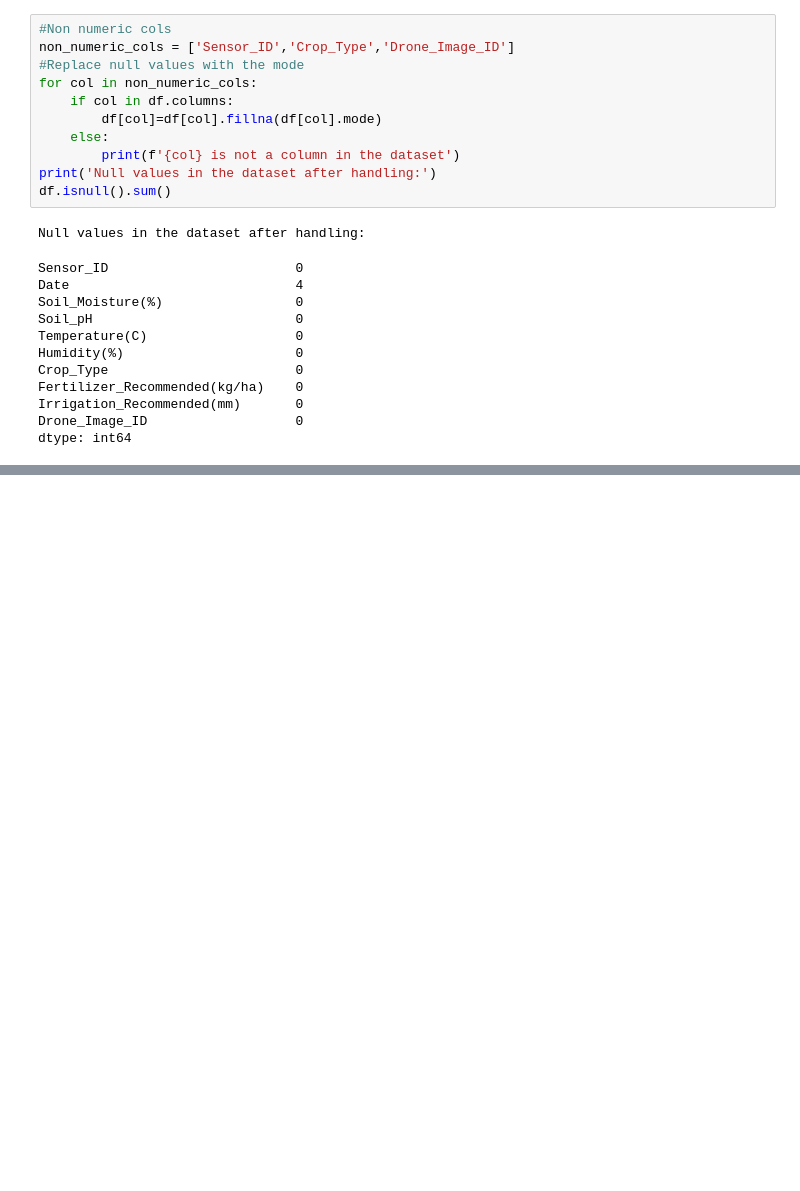
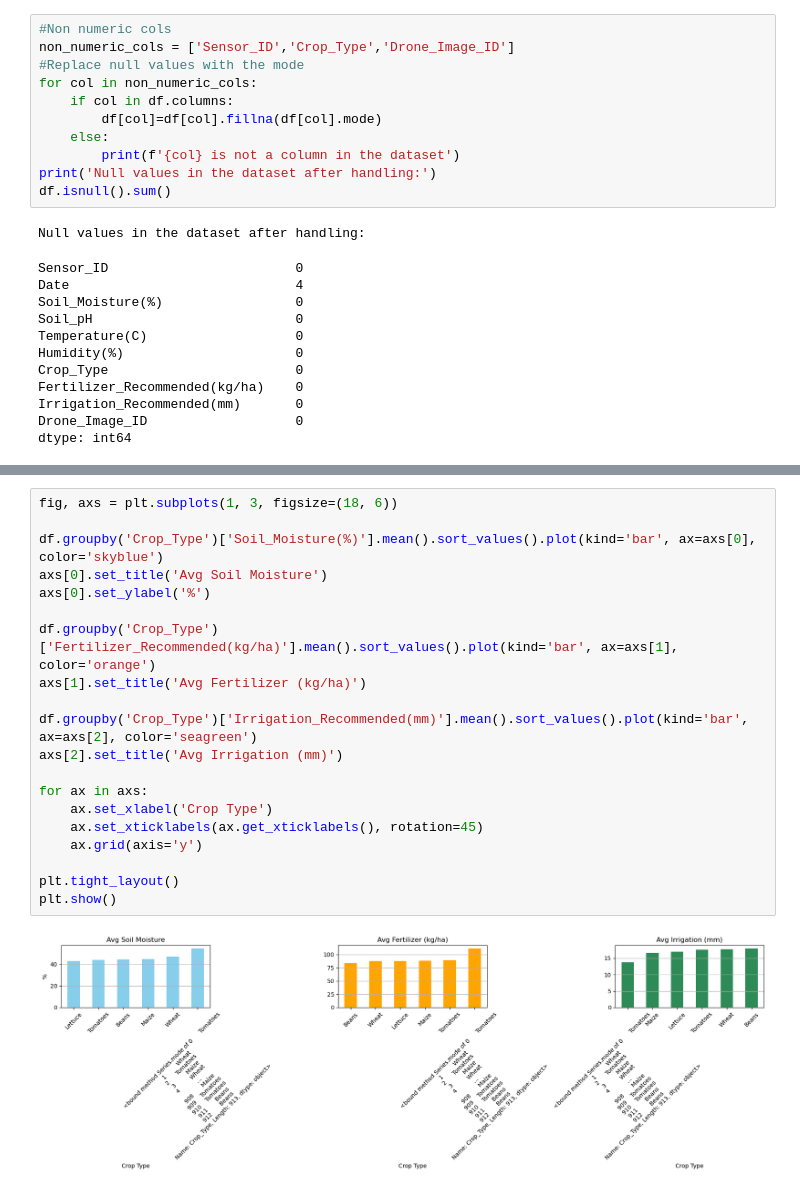
Before and after one commit to blackbody256/Akanga_Andrew, a Jupyter notebook: Morning Lecture/Assignment5/climate_action.ipynb, the cells around one changed output, grey strips where cells are left out. Cells and saved outputs as stored; diff of their text form; blank space fills up the shorter version.

```diff
--- a/Morning Lecture/Assignment5/climate_action.ipynb
+++ b/Morning Lecture/Assignment5/climate_action.ipynb
@@ -123,0 +251,22 @@ dtype: object
+# %%
+fig, axs = plt.subplots(1, 3, figsize=(18, 6))
+
+df.groupby('Crop_Type')['Soil_Moisture(%)'].mean().sort_values().plot(kind='bar', ax=axs[0], color='skyblue')
+axs[0].set_title('Avg Soil Moisture')
+axs[0].set_ylabel('%')
+
+df.groupby('Crop_Type')['Fertilizer_Recommended(kg/ha)'].mean().sort_values().plot(kind='bar', ax=axs[1], color='orange')
+axs[1].set_title('Avg Fertilizer (kg/ha)')
+
+df.groupby('Crop_Type')['Irrigation_Recommended(mm)'].mean().sort_values().plot(kind='bar', ax=axs[2], color='seagreen')
+axs[2].set_title('Avg Irrigation (mm)')
+
+for ax in axs:
+    ax.set_xlabel('Crop Type')
+    ax.set_xticklabels(ax.get_xticklabels(), rotation=45)
+    ax.grid(axis='y')
+
+plt.tight_layout()
+plt.show()
+# %% [output]
+[figure, added]
```
Also changed, not shown: parts of 18 cells of this notebook, 2 other files.
